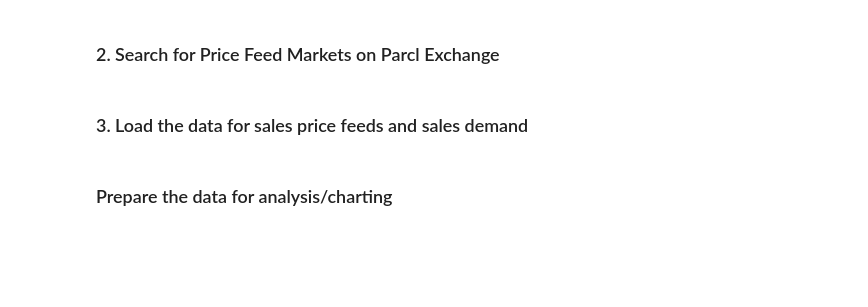
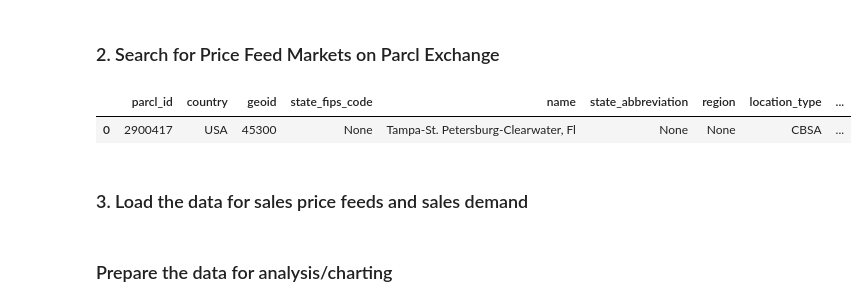
Before and after one commit to ParclLabs/parcllabs-cookbook, a Jupyter notebook: examples/price_feed_trader_resources/trader_charts.ipynb, the cells around one changed output. Saved outputs shown, nothing was run; the diff lists cells and outputs as text; code cells hidden in the pictures; blank space fills up the shorter version.

```diff
--- a/examples/price_feed_trader_resources/trader_charts.ipynb
+++ b/examples/price_feed_trader_resources/trader_charts.ipynb
@@ -49,6 +60,11 @@ sales_pricefeed_markets = client.search.markets.retrieve(
 
 sales_pricefeed_markets['clean_name'] = sales_pricefeed_markets['name'].apply(format_names)
 sales_pricefeed_markets['ticker'] = sales_pricefeed_markets['clean_name'].apply(create_ticker)
+# %%
+sales_pricefeed_markets.head()
+# %% [output]
+|  | parcl_id | country | geoid | state_fips_code | name | state_abbreviation | region | location_type | ... |
+| 0 | 2900417 | USA | 45300 | None | Tampa-St. Petersburg-Clearwater, Fl | None | None | CBSA | ... |
 # %% [markdown]
 ### 3. Load the data for sales price feeds and sales demand
 # %%
```
Also changed, not shown: parts of 4 cells of this notebook, 3 other files.
